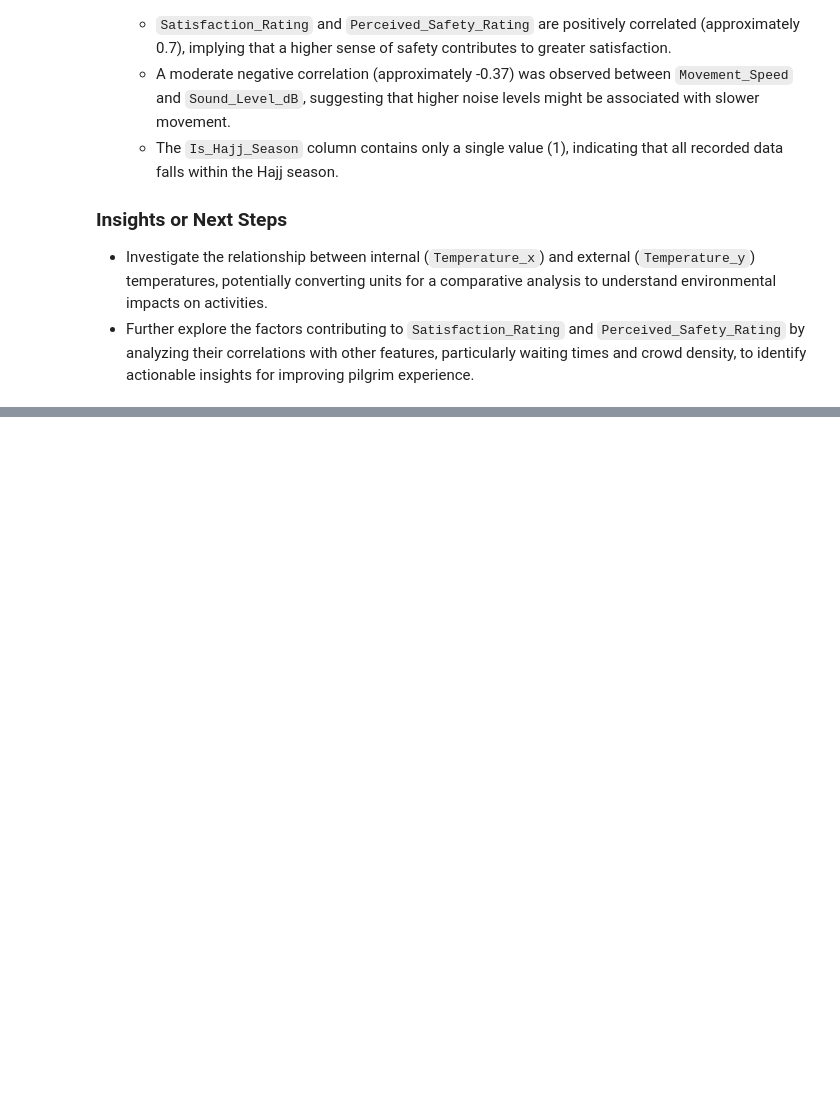
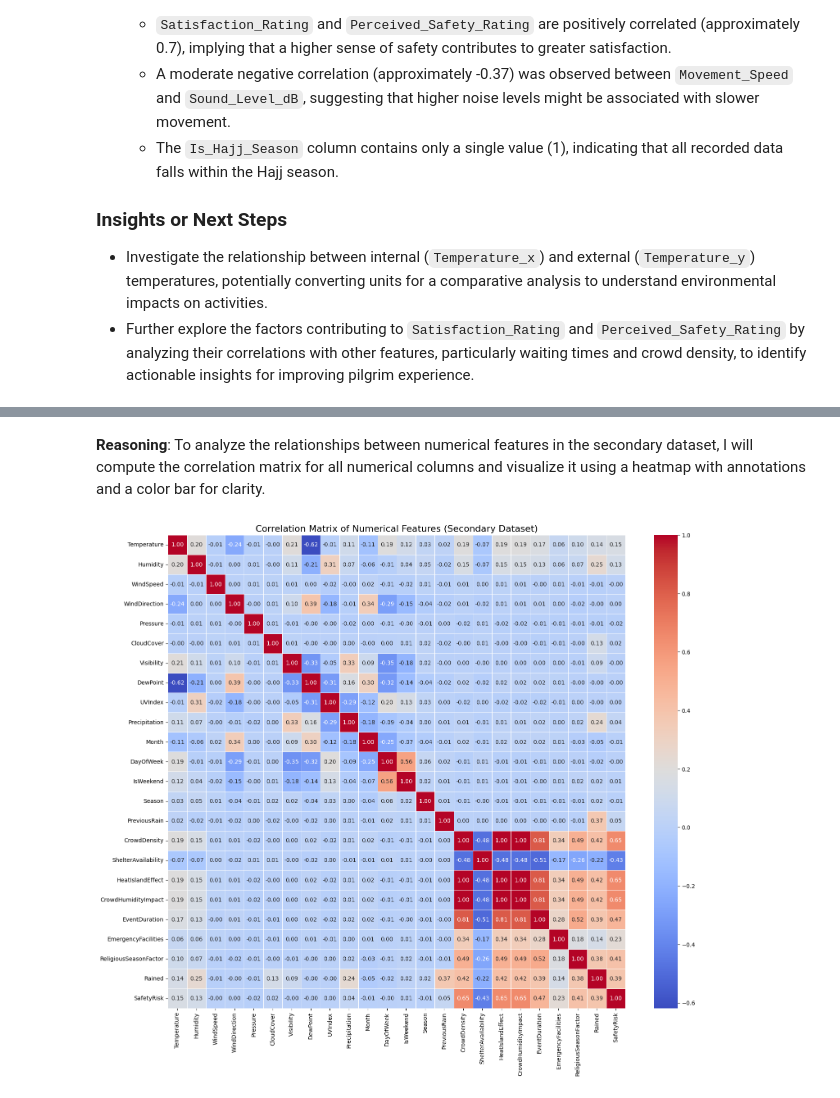
Before and after one commit to Renad110/IT362, a Jupyter notebook: Untitled2.ipynb, the cells around one changed output, grey strips where cells are left out. Saved outputs shown, nothing was run; the diff lists cells and outputs as text; code cells hidden in the pictures; blank space fills up the shorter version.

```diff
--- a/Untitled2.ipynb
+++ b/Untitled2.ipynb
@@ -526,0 +670,14 @@ Present a comprehensive overview of the EDA process and its results, highlightin
+# %% [markdown]
+**Reasoning**:
+To analyze the relationships between numerical features in the secondary dataset, I will compute the correlation matrix for all numerical columns and visualize it using a heatmap with annotations and a color bar for clarity.
+# %%
+numerical_cols_secondary = secondary_df.select_dtypes(include=['number']).columns
+
+correlation_matrix_secondary = secondary_df[numerical_cols_secondary].corr()
+
+plt.figure(figsize=(18, 15))
+sns.heatmap(correlation_matrix_secondary, annot=True, cmap='coolwarm', fmt=".2f", linewidths=.5)
+plt.title('Correlation Matrix of Numerical Features (Secondary Dataset)', fontsize=16)
+plt.show()
+# %% [output]
+[figure, added]
```
Also changed, not shown: parts of 19 cells of this notebook.
